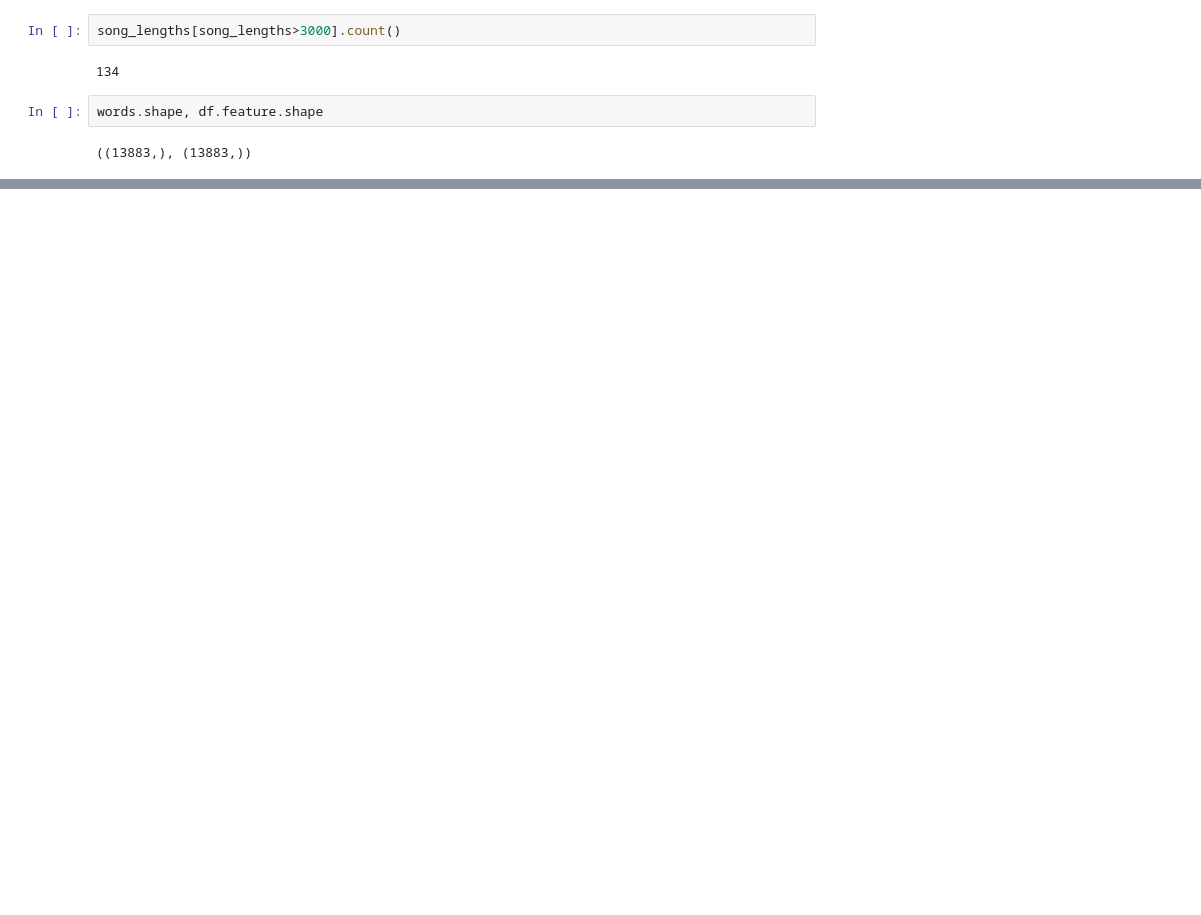
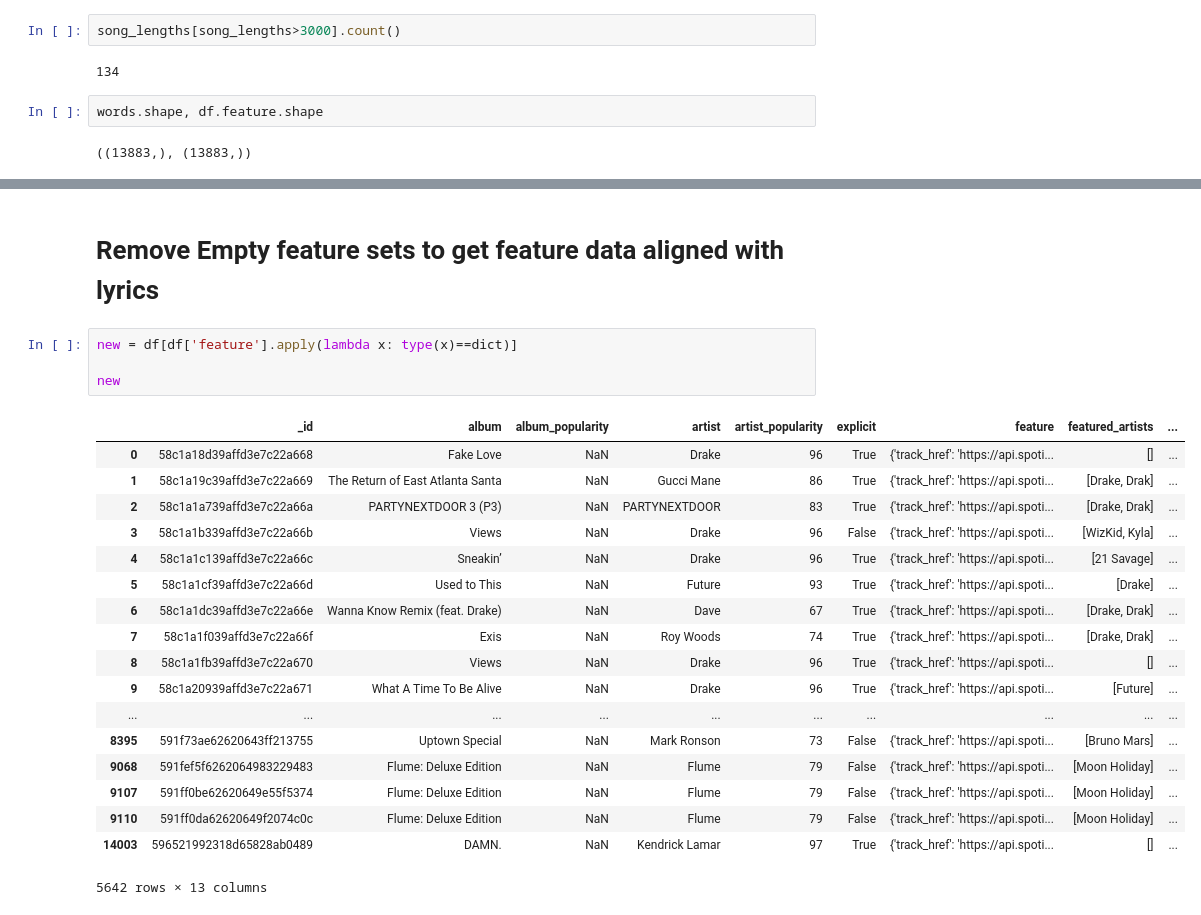
Before and after one commit to majickdave/stata_lyrics, a Jupyter notebook: musicmind.ipynb, the cells around one changed output, grey strips where cells are left out. Cells and saved outputs as stored; diff of their text form; blank space fills up the shorter version.

Commit message:
filtered empty features

```diff
--- a/musicmind.ipynb
+++ b/musicmind.ipynb
@@ -222,0 +253,25 @@ sns.distplot(dur)
+# %% [markdown]
+# Remove Empty feature sets to get feature data aligned with lyrics
+# %%
+new = df[df['feature'].apply(lambda x: type(x)==dict)]
+
+new
+# %% [output]
+|  | _id | album | album_popularity | artist | artist_popularity | explicit | feature | featured_artists | ... |
+| 0 | 58c1a18d39affd3e7c22a668 | Fake Love | NaN | Drake | 96 | True | {'track_href': 'https://api.spoti... | [] | ... |
+| 1 | 58c1a19c39affd3e7c22a669 | The Return of East Atlanta Santa | NaN | Gucci Mane | 86 | True | {'track_href': 'https://api.spoti... | [Drake, Drak] | ... |
+| 2 | 58c1a1a739affd3e7c22a66a | PARTYNEXTDOOR 3 (P3) | NaN | PARTYNEXTDOOR | 83 | True | {'track_href': 'https://api.spoti... | [Drake, Drak] | ... |
+| 3 | 58c1a1b339affd3e7c22a66b | Views | NaN | Drake | 96 | False | {'track_href': 'https://api.spoti... | [WizKid, Kyla] | ... |
+| 4 | 58c1a1c139affd3e7c22a66c | Sneakin’ | NaN | Drake | 96 | True | {'track_href': 'https://api.spoti... | [21 Savage] | ... |
+| 5 | 58c1a1cf39affd3e7c22a66d | Used to This | NaN | Future | 93 | True | {'track_href': 'https://api.spoti... | [Drake] | ... |
+| 6 | 58c1a1dc39affd3e7c22a66e | Wanna Know Remix (feat. Drake) | NaN | Dave | 67 | True | {'track_href': 'https://api.spoti... | [Drake, Drak] | ... |
+| 7 | 58c1a1f039affd3e7c22a66f | Exis | NaN | Roy Woods | 74 | True | {'track_href': 'https://api.spoti... | [Drake, Drak] | ... |
+| 8 | 58c1a1fb39affd3e7c22a670 | Views | NaN | Drake | 96 | True | {'track_href': 'https://api.spoti... | [] | ... |
+| 9 | 58c1a20939affd3e7c22a671 | What A Time To Be Alive | NaN | Drake | 96 | True | {'track_href': 'https://api.spoti... | [Future] | ... |
+| ... | ... | ... | ... | ... | ... | ... | ... | ... | ... |
+| 8395 | 591f73ae62620643ff213755 | Uptown Special | NaN | Mark Ronson | 73 | False | {'track_href': 'https://api.spoti... | [Bruno Mars] | ... |
+| 9068 | 591fef5f6262064983229483 | Flume: Deluxe Edition | NaN | Flume | 79 | False | {'track_href': 'https://api.spoti... | [Moon Holiday] | ... |
+| 9107 | 591ff0be62620649e55f5374 | Flume: Deluxe Edition | NaN | Flume | 79 | False | {'track_href': 'https://api.spoti... | [Moon Holiday] | ... |
+| 9110 | 591ff0da62620649f2074c0c | Flume: Deluxe Edition | NaN | Flume | 79 | False | {'track_href': 'https://api.spoti... | [Moon Holiday] | ... |
+| 14003 | 596521992318d65828ab0489 | DAMN. | NaN | Kendrick Lamar | 97 | True | {'track_href': 'https://api.spoti... | [] | ... |
+5642 rows × 13 columns
```
Also changed, not shown: parts of 8 cells of this notebook.
